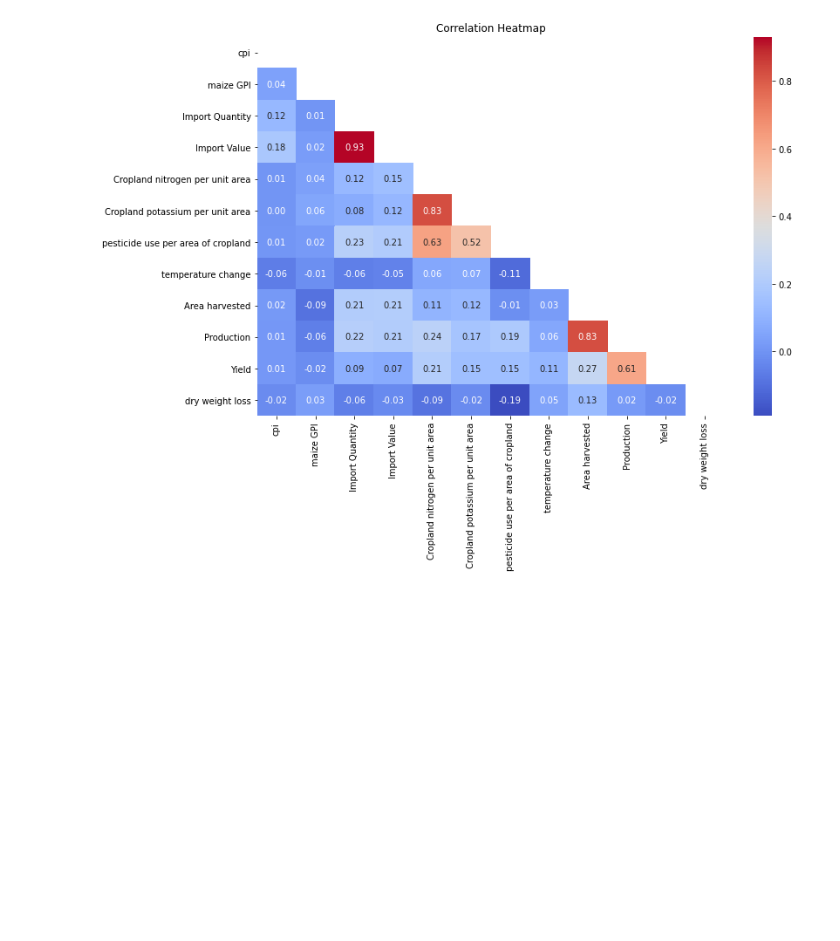
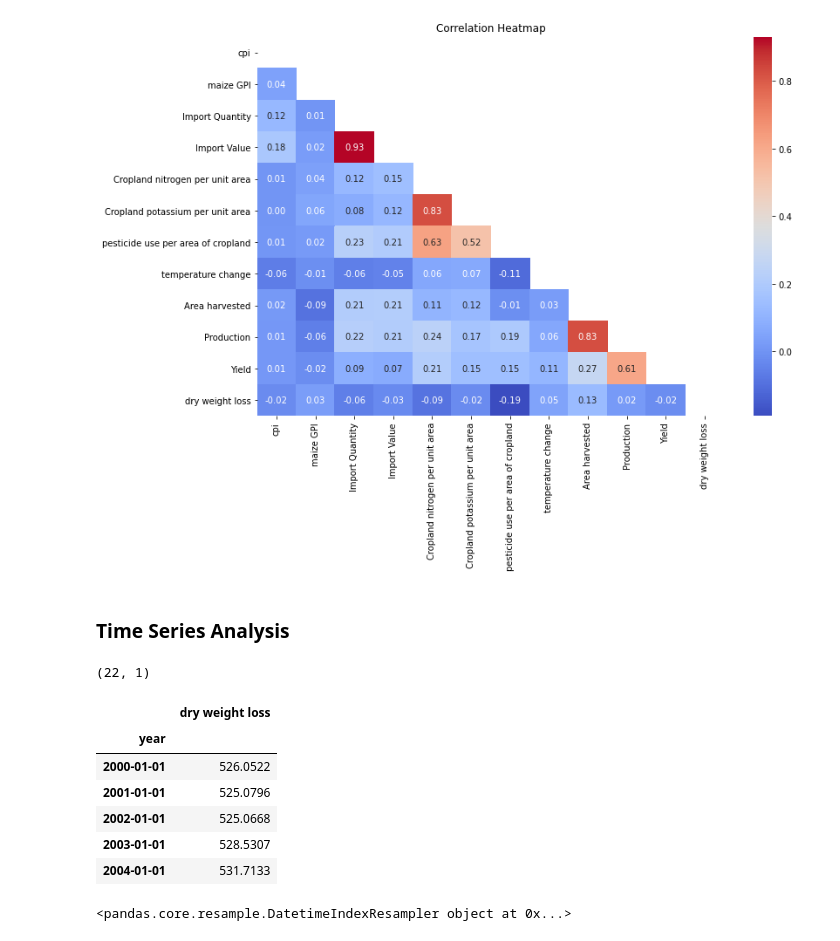
Before and after one commit to Kelvin-Rotich824/Phase_5_Capstone_Project, a Jupyter notebook: Untitled.ipynb, the cells around one changed output. Saved outputs shown, nothing was run; the diff lists cells and outputs as text; code cells hidden in the pictures; blank space fills up the shorter version.

```diff
--- a/Untitled.ipynb
+++ b/Untitled.ipynb
@@ -577,3 +581,29 @@ plt.title('Correlation Heatmap')
 plt.show();
 # %% [output]
 [figure]
+# %% [markdown]
+### Time Series Analysis
+# %%
+data2 = data.copy()
+data2['year'] = pd.to_datetime(data2['year'], format='%Y')
+data2 = data2.dropna(subset=['dry weight loss'])
+data2 = data2.groupby('year').aggregate({'dry weight loss':'sum'})
+# %%
+data2.shape
+# %% [output]
+(22, 1)
+# %%
+data2.head()
+# %% [output]
+|  | dry weight loss |
+| year |  |
+| 2000-01-01 | 526.0522 |
+| 2001-01-01 | 525.0796 |
+| 2002-01-01 | 525.0668 |
+| 2003-01-01 | 528.5307 |
+| 2004-01-01 | 531.7133 |
+# %%
+data2 = data2.resample('D')
+data2
+# %% [output]
+<pandas.core.resample.DatetimeIndexResampler object at 0x...>
```
Also changed, not shown: parts of 2 cells of this notebook.
